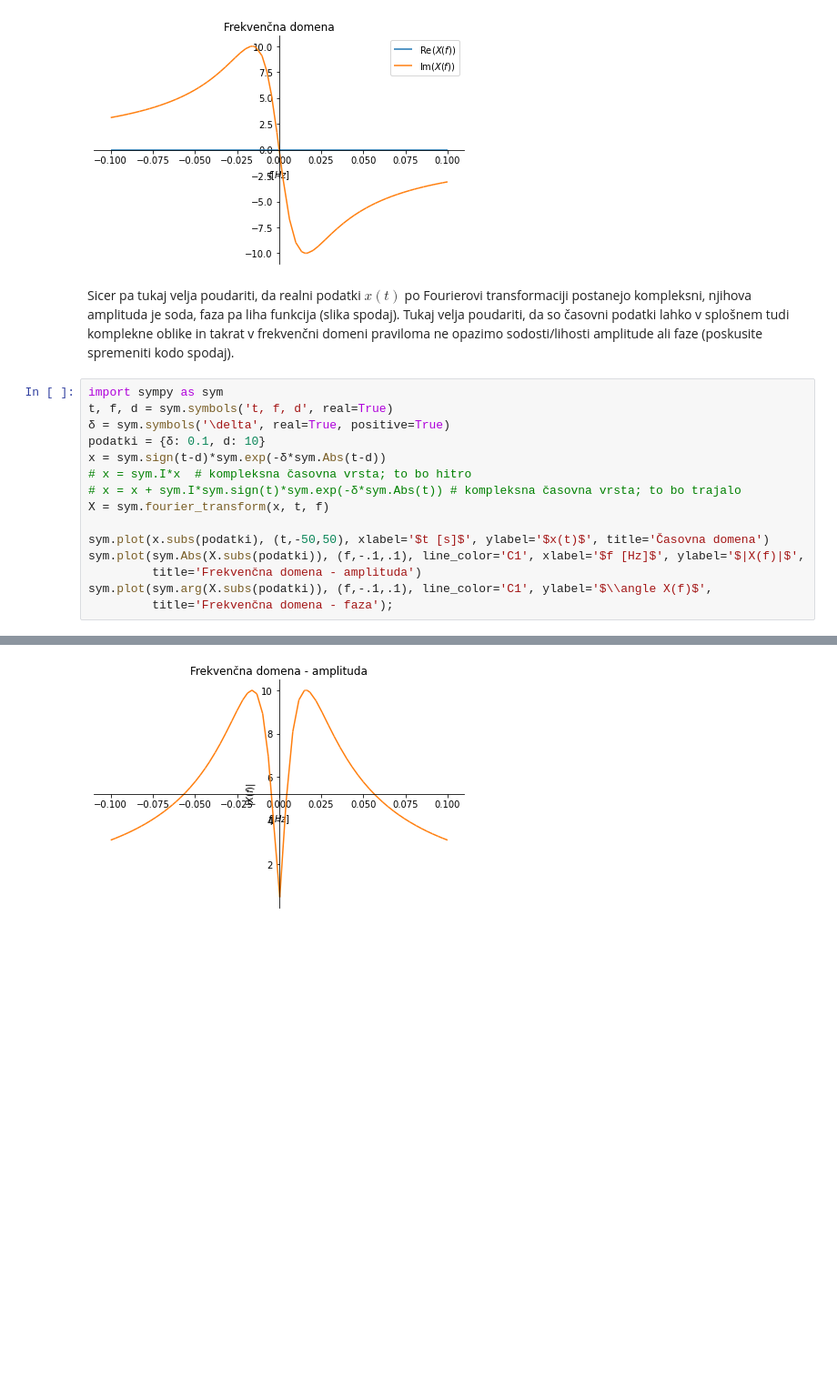
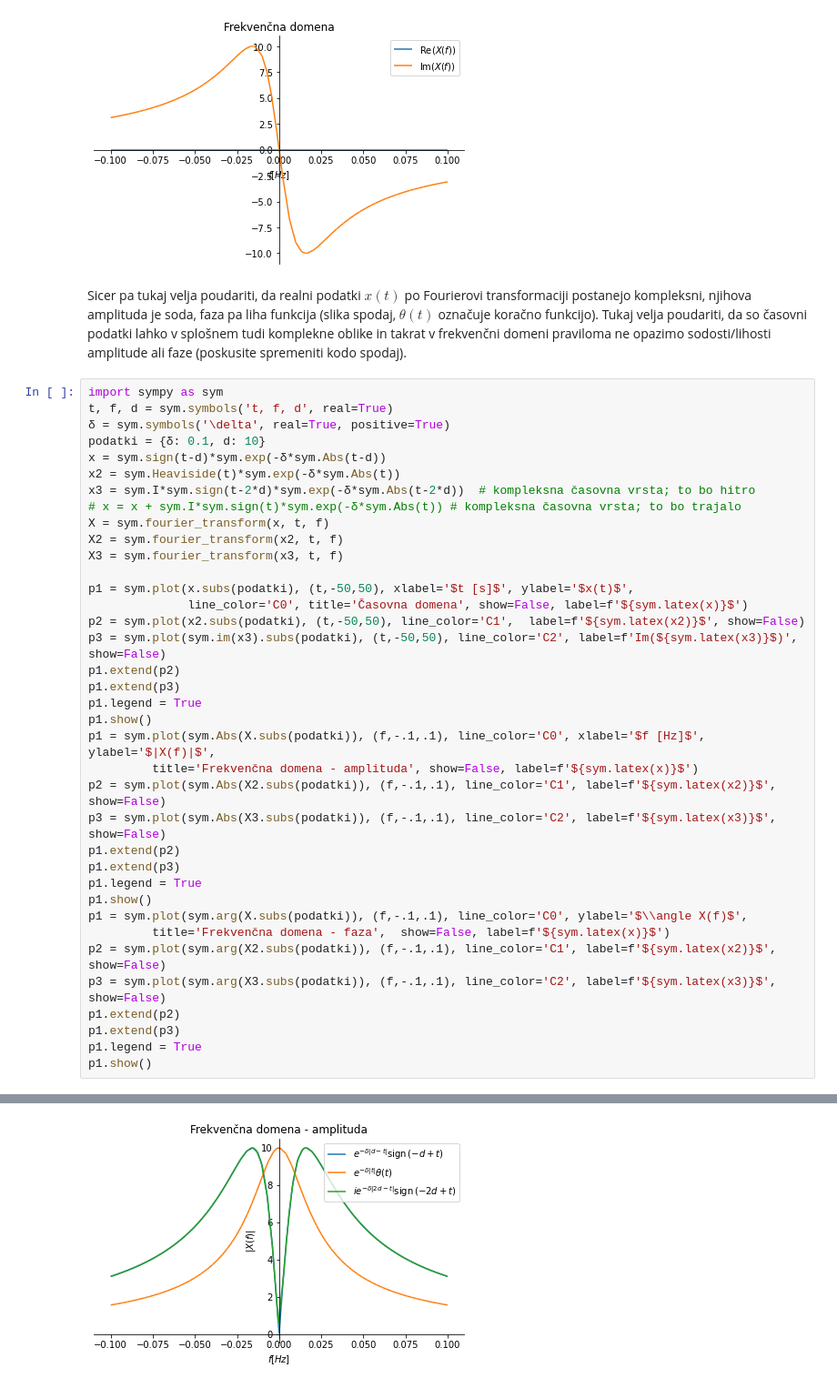
Before and after one commit to jankoslavic/procesiranje_signalov, a Jupyter notebook: _sources/notebooks/03 - Fourierova integralska transformacija in zvezni linearni sistemi.ipynb, the cells around one changed output, grey strips where cells are left out. Shown: that part at 91% size. Cells and saved outputs as stored; diff of their text form; blank space fills up the shorter version.

```diff
--- a/_sources/notebooks/03 - Fourierova integralska transformacija in zvezni linearni sistemi.ipynb
+++ b/_sources/notebooks/03 - Fourierova integralska transformacija in zvezni linearni sistemi.ipynb
@@ -128,20 +128,42 @@ p1.show()
 [figure]
 [figure]
 # %% [markdown]
-Sicer pa tukaj velja poudariti, da realni podatki $x(t)$ po Fourierovi transformaciji postanejo kompleksni, njihova amplituda je soda, faza pa liha funkcija (slika spodaj). Tukaj velja poudariti, da so časovni podatki lahko v splošnem tudi komplekne oblike in takrat v frekvenčni domeni praviloma ne opazimo sodosti/lihosti amplitude ali faze (poskusite spremeniti kodo spodaj).
+Sicer pa tukaj velja poudariti, da realni podatki $x(t)$ po Fourierovi transformaciji postanejo kompleksni, njihova amplituda je soda, faza pa liha funkcija (slika spodaj, $\theta(t)$ označuje koračno funkcijo). Tukaj velja poudariti, da so časovni podatki lahko v splošnem tudi komplekne oblike in takrat v frekvenčni domeni praviloma ne opazimo sodosti/lihosti amplitude ali faze (poskusite spremeniti kodo spodaj).
 # %%
 import sympy as sym
 t, f, d = sym.symbols('t, f, d', real=True)
 δ = sym.symbols('\delta', real=True, positive=True)
 podatki = {δ: 0.1, d: 10}
 x = sym.sign(t-d)*sym.exp(-δ*sym.Abs(t-d))
-# x = sym.I*x  # kompleksna časovna vrsta; to bo hitro
+x2 = sym.Heaviside(t)*sym.exp(-δ*sym.Abs(t))
+x3 = sym.I*sym.sign(t-2*d)*sym.exp(-δ*sym.Abs(t-2*d))  # kompleksna časovna vrsta; to bo hitro
 # x = x + sym.I*sym.sign(t)*sym.exp(-δ*sym.Abs(t)) # kompleksna časovna vrsta; to bo trajalo
 X = sym.fourier_transform(x, t, f)
+X2 = sym.fourier_transform(x2, t, f)
+X3 = sym.fourier_transform(x3, t, f)
 
-sym.plot(x.subs(podatki), (t,-50,50), xlabel='$t [s]$', ylabel='$x(t)$', title='Časovna domena')
-sym.plot(sym.Abs(X.subs(podatki)), (f,-.1,.1), line_color='C1', xlabel='$f [Hz]$', ylabel='$|X(f)|$',
-         title='Frekvenčna domena - amplituda')
-sym.plot(sym.arg(X.subs(podatki)), (f,-.1,.1), line_color='C1', ylabel='$\\angle X(f)$',
-         title='Frekvenčna domena - faza');
+p1 = sym.plot(x.subs(podatki), (t,-50,50), xlabel='$t [s]$', ylabel='$x(t)$',
+              line_color='C0', title='Časovna domena', show=False, label=f'${sym.latex(x)}$')
+p2 = sym.plot(x2.subs(podatki), (t,-50,50), line_color='C1',  label=f'${sym.latex(x2)}$', show=False)
+p3 = sym.plot(sym.im(x3).subs(podatki), (t,-50,50), line_color='C2', label=f'Im(${sym.latex(x3)}$)', show=False)
+p1.extend(p2)
+p1.extend(p3)
+p1.legend = True
+p1.show()
+p1 = sym.plot(sym.Abs(X.subs(podatki)), (f,-.1,.1), line_color='C0', xlabel='$f [Hz]$', ylabel='$|X(f)|$',
+         title='Frekvenčna domena - amplituda', show=False, label=f'${sym.latex(x)}$')
+p2 = sym.plot(sym.Abs(X2.subs(podatki)), (f,-.1,.1), line_color='C1', label=f'${sym.latex(x2)}$', show=False)
+p3 = sym.plot(sym.Abs(X3.subs(podatki)), (f,-.1,.1), line_color='C2', label=f'${sym.latex(x3)}$', show=False)
+p1.extend(p2)
+p1.extend(p3)
+p1.legend = True
+p1.show()
+p1 = sym.plot(sym.arg(X.subs(podatki)), (f,-.1,.1), line_color='C0', ylabel='$\\angle X(f)$',
+         title='Frekvenčna domena - faza',  show=False, label=f'${sym.latex(x)}$')
+p2 = sym.plot(sym.arg(X2.subs(podatki)), (f,-.1,.1), line_color='C1', label=f'${sym.latex(x2)}$', show=False)
+p3 = sym.plot(sym.arg(X3.subs(podatki)), (f,-.1,.1), line_color='C2', label=f'${sym.latex(x3)}$', show=False)
+p1.extend(p2)
+p1.extend(p3)
+p1.legend = True
+p1.show()
 # %% [output]
@@ -149 +171 @@ sym.plot(sym.arg(X.subs(podatki)), (f,-.1,.1), line_color='C1', ylabel='$\\angle
-[figure, old version]
+[figure, new version]
```
Also changed, not shown: parts of 1 cell of this notebook, 9 other files.
